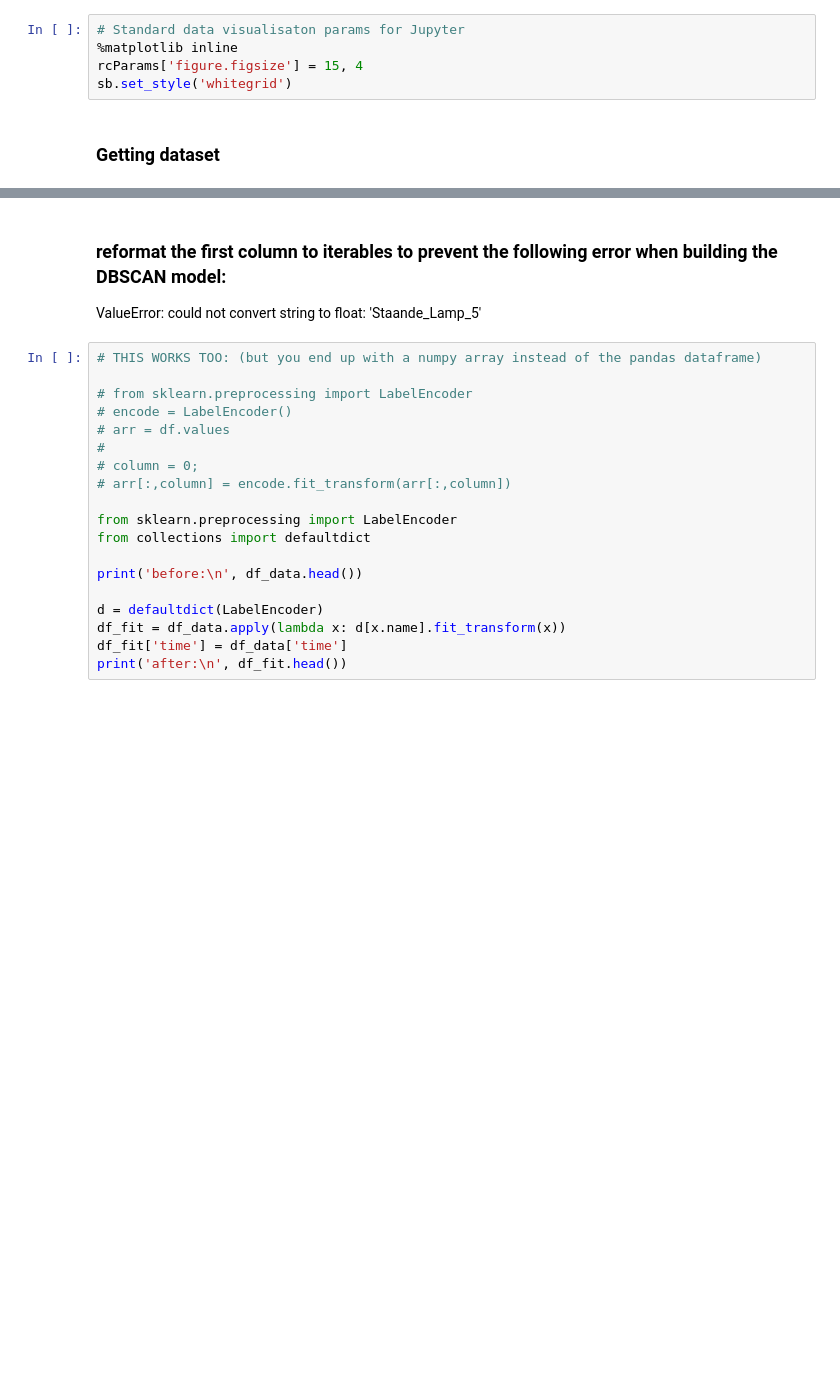
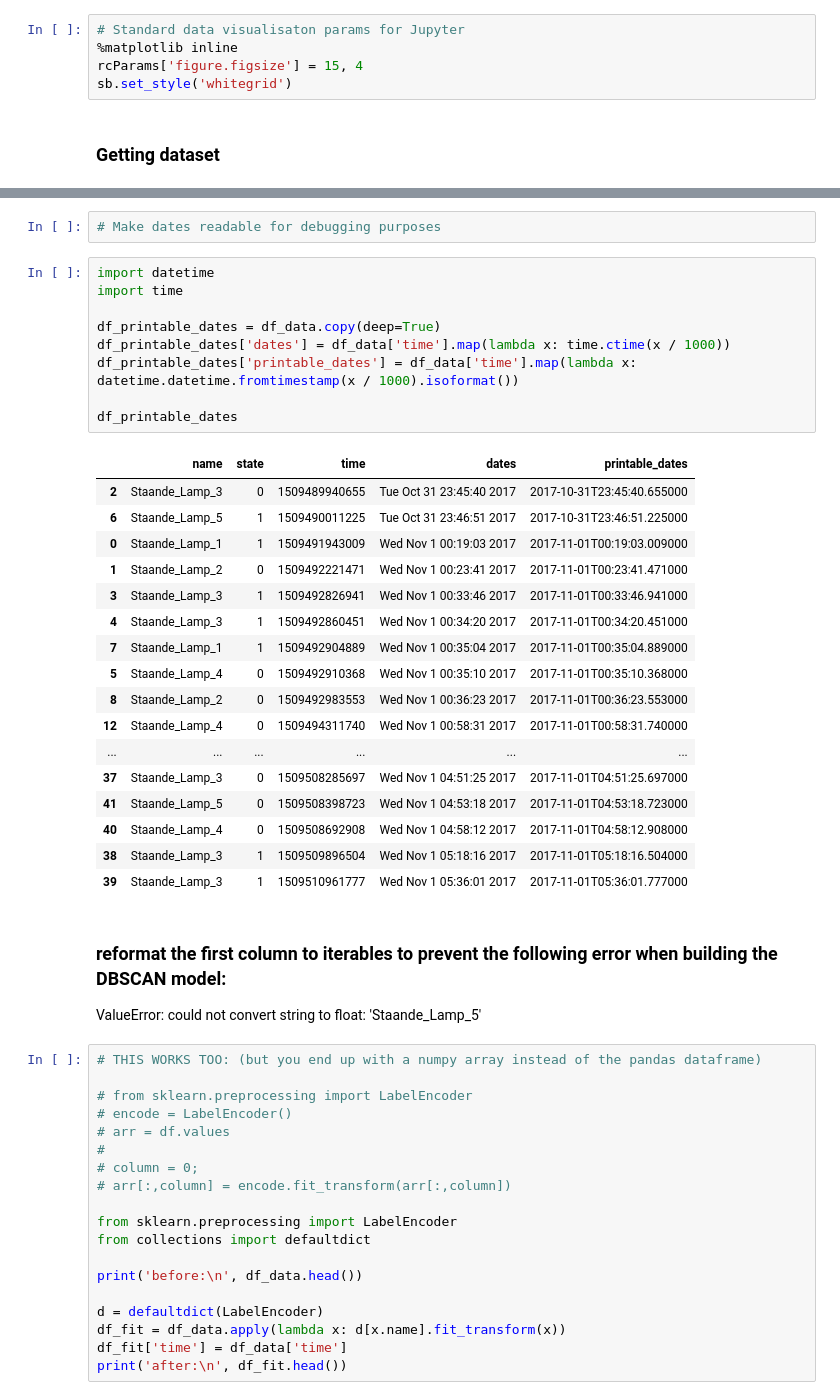
Before and after one commit to WyTho/MachineLearning, a Jupyter notebook: jupyter/dbscan2.ipynb, the cells around one changed output, grey strips where cells are left out. Saved outputs shown, nothing was run; the diff lists cells and outputs as text; blank space fills up the shorter version.

```diff
--- a/jupyter/dbscan2.ipynb
+++ b/jupyter/dbscan2.ipynb
@@ -37,3 +51,32 @@ df_data[:5]
+# %%
+# Make dates readable for debugging purposes
+# %%
+import datetime
+import time
+
+df_printable_dates = df_data.copy(deep=True)
+df_printable_dates['dates'] = df_data['time'].map(lambda x: time.ctime(x / 1000))
+df_printable_dates['printable_dates'] = df_data['time'].map(lambda x: datetime.datetime.fromtimestamp(x / 1000).isoformat())
+
+df_printable_dates
+# %% [output]
+|  | name | state | time | dates | printable_dates |
+| 2 | Staande_Lamp_3 | 0 | 1509489940655 | Tue Oct 31 23:45:40 2017 | 2017-10-31T23:45:40.655000 |
+| 6 | Staande_Lamp_5 | 1 | 1509490011225 | Tue Oct 31 23:46:51 2017 | 2017-10-31T23:46:51.225000 |
+| 0 | Staande_Lamp_1 | 1 | 1509491943009 | Wed Nov 1 00:19:03 2017 | 2017-11-01T00:19:03.009000 |
+| 1 | Staande_Lamp_2 | 0 | 1509492221471 | Wed Nov 1 00:23:41 2017 | 2017-11-01T00:23:41.471000 |
+| 3 | Staande_Lamp_3 | 1 | 1509492826941 | Wed Nov 1 00:33:46 2017 | 2017-11-01T00:33:46.941000 |
+| 4 | Staande_Lamp_3 | 1 | 1509492860451 | Wed Nov 1 00:34:20 2017 | 2017-11-01T00:34:20.451000 |
+| 7 | Staande_Lamp_1 | 1 | 1509492904889 | Wed Nov 1 00:35:04 2017 | 2017-11-01T00:35:04.889000 |
+| 5 | Staande_Lamp_4 | 0 | 1509492910368 | Wed Nov 1 00:35:10 2017 | 2017-11-01T00:35:10.368000 |
+| 8 | Staande_Lamp_2 | 0 | 1509492983553 | Wed Nov 1 00:36:23 2017 | 2017-11-01T00:36:23.553000 |
+| 12 | Staande_Lamp_4 | 0 | 1509494311740 | Wed Nov 1 00:58:31 2017 | 2017-11-01T00:58:31.740000 |
+| ... | ... | ... | ... | ... | ... |
+| 37 | Staande_Lamp_3 | 0 | 1509508285697 | Wed Nov 1 04:51:25 2017 | 2017-11-01T04:51:25.697000 |
+| 41 | Staande_Lamp_5 | 0 | 1509508398723 | Wed Nov 1 04:53:18 2017 | 2017-11-01T04:53:18.723000 |
+| 40 | Staande_Lamp_4 | 0 | 1509508692908 | Wed Nov 1 04:58:12 2017 | 2017-11-01T04:58:12.908000 |
+| 38 | Staande_Lamp_3 | 1 | 1509509896504 | Wed Nov 1 05:18:16 2017 | 2017-11-01T05:18:16.504000 |
+| 39 | Staande_Lamp_3 | 1 | 1509510961777 | Wed Nov 1 05:36:01 2017 | 2017-11-01T05:36:01.777000 |
 # %% [markdown]
 ### reformat the first column to iterables to prevent the following error when building the DBSCAN model:
 ValueError: could not convert string to float: 'Staande_Lamp_5'
```
Also changed, not shown: parts of 8 cells of this notebook, 2 other files.
